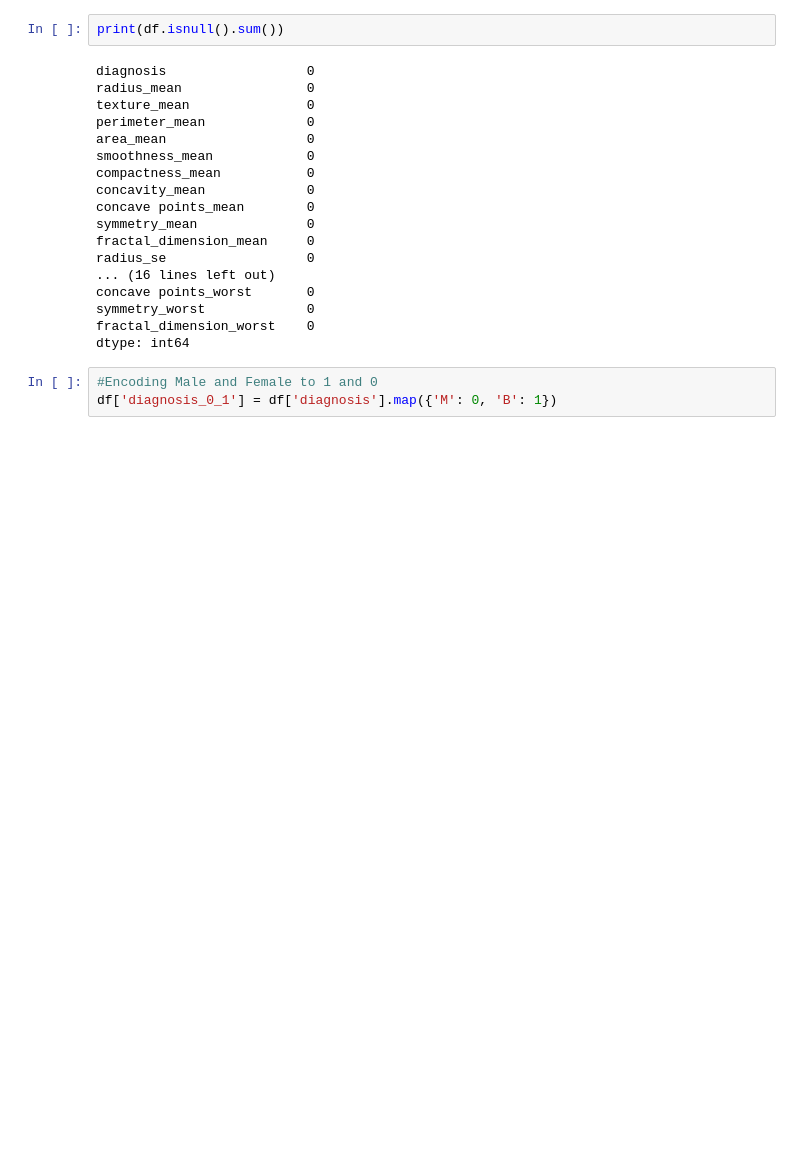
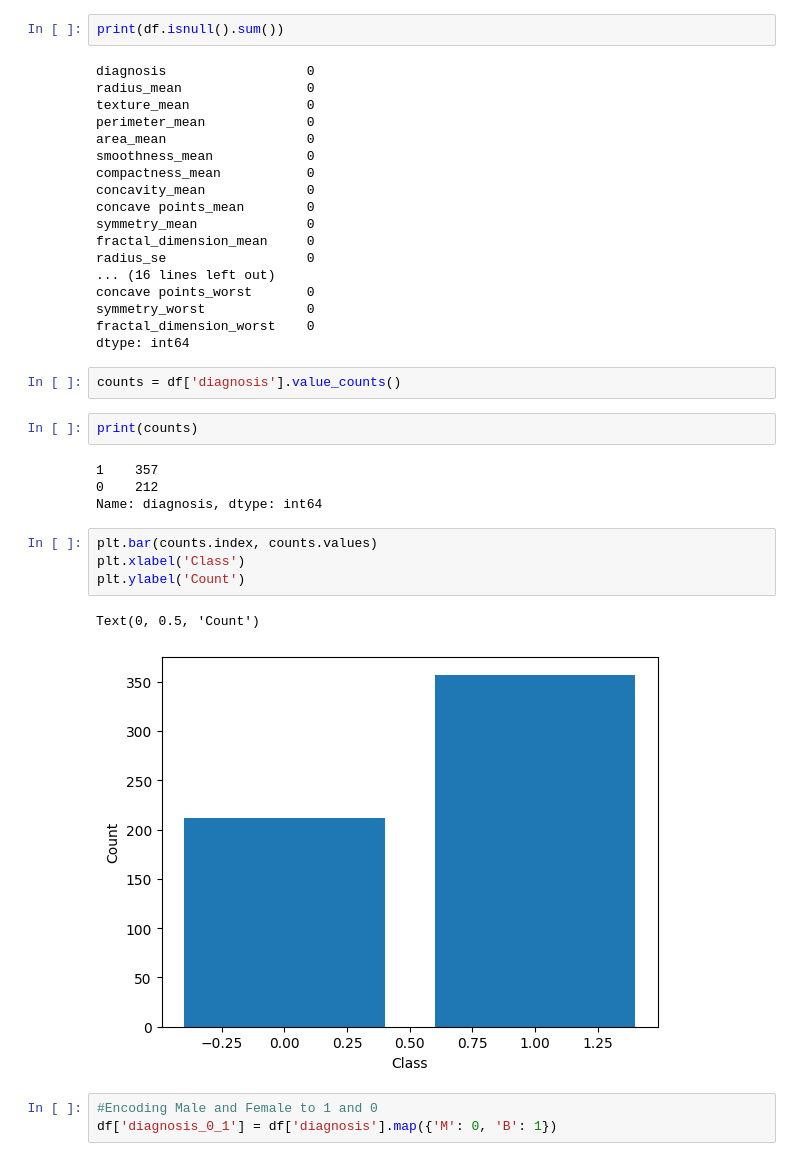
Before and after one commit to rghimre3/INFO5505_Machine_Learning_for-_Data_Scientist, a Jupyter notebook: Ghimire_ramesh_random_forest.ipynb, the cells around one changed output. Drawn from its saved outputs; the diff is of its cells as text; blank space fills up the shorter version.

```diff
--- a/Ghimire_ramesh_random_forest.ipynb
+++ b/Ghimire_ramesh_random_forest.ipynb
@@ -135,6 +135,21 @@ concave points_worst       0
 symmetry_worst             0
 fractal_dimension_worst    0
 dtype: int64
+# %%
+counts = df['diagnosis'].value_counts()
+# %%
+print(counts)
+# %% [output]
+1    357
+0    212
+Name: diagnosis, dtype: int64
+# %%
+plt.bar(counts.index, counts.values)
+plt.xlabel('Class')
+plt.ylabel('Count')
+# %% [output]
+Text(0, 0.5, 'Count')
+[figure, added]
 # %%
 #Encoding Male and Female to 1 and 0
 df['diagnosis_0_1'] = df['diagnosis'].map({'M': 0, 'B': 1})
```
